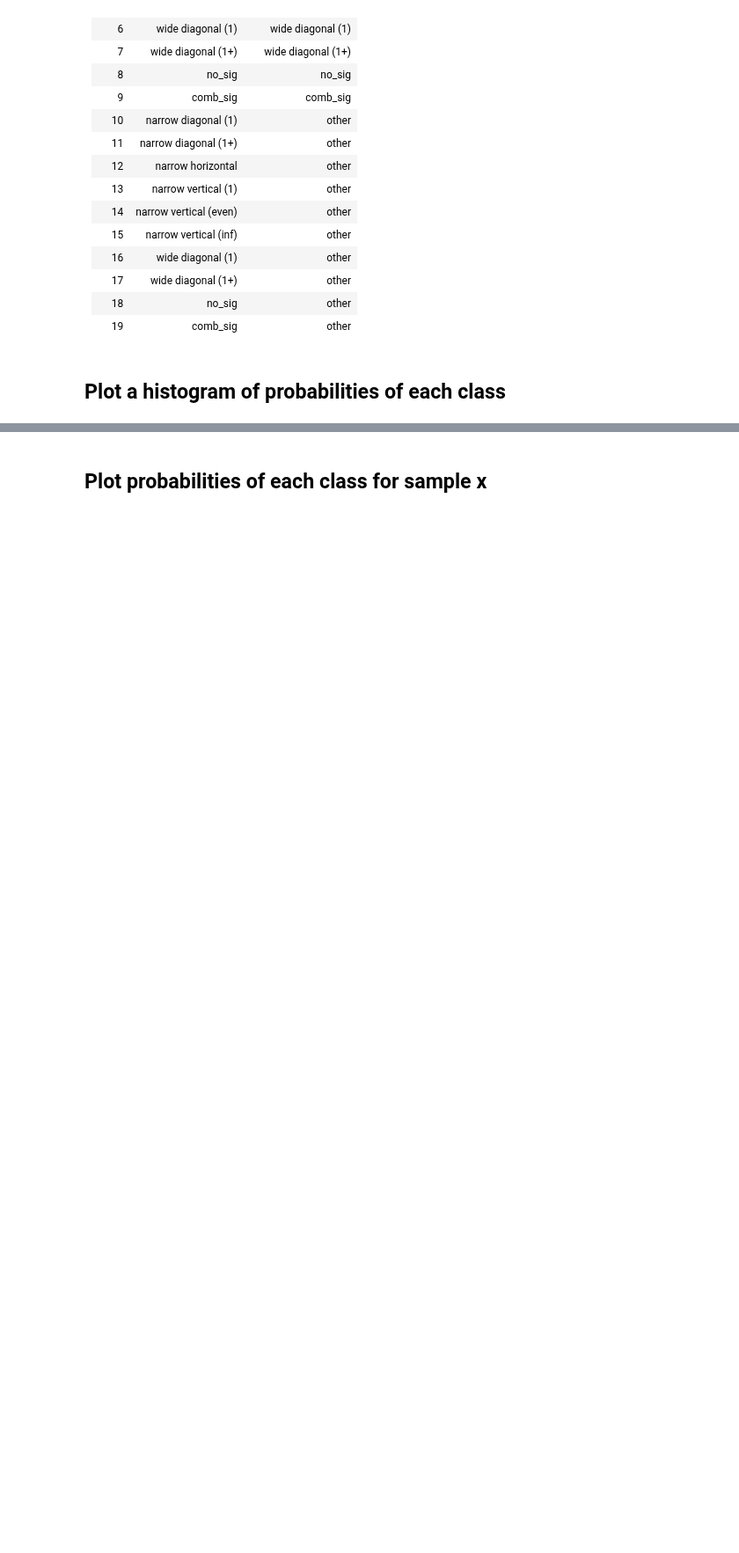
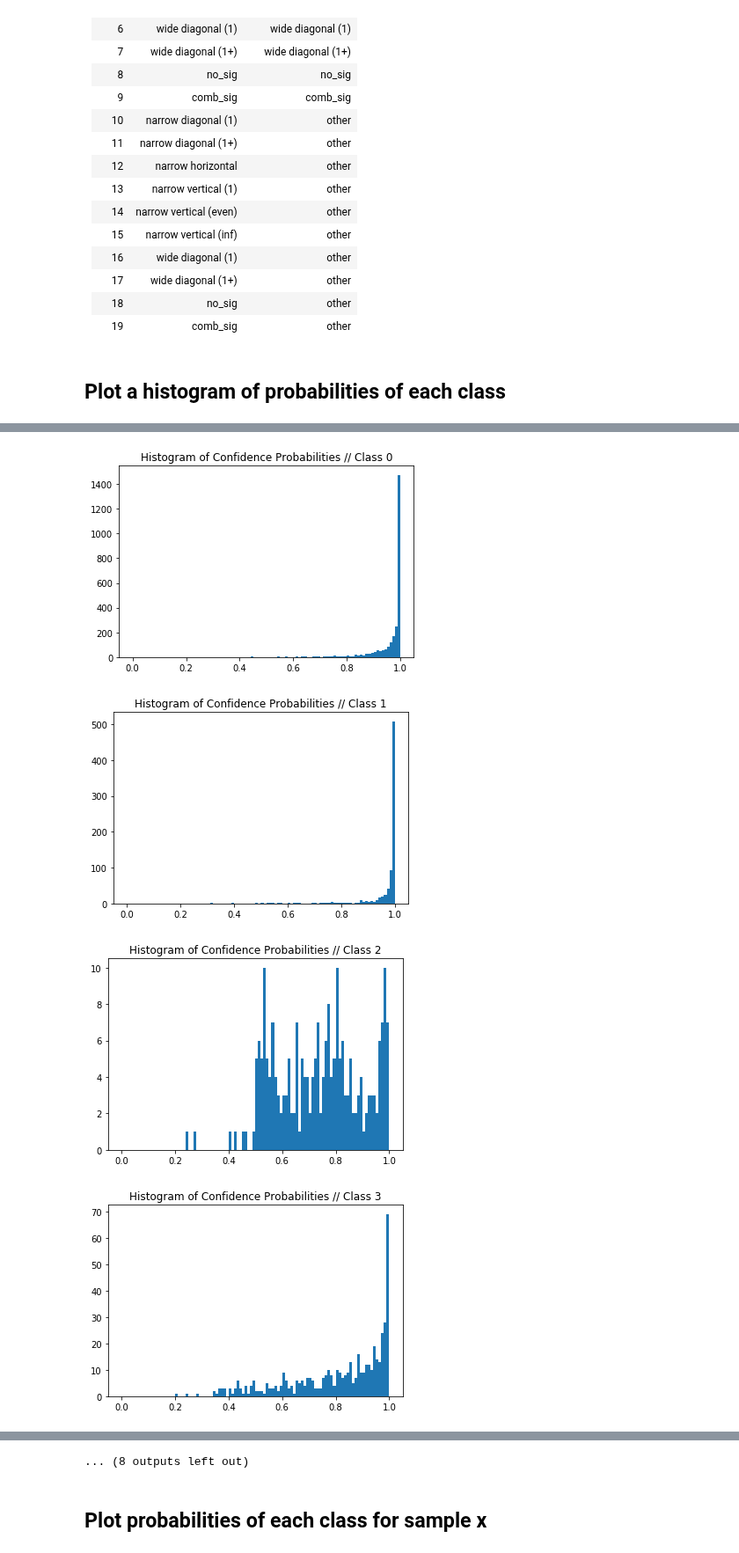
Before and after one commit to muleejmx/seti-binary-classifier, a Jupyter notebook: Write-up.ipynb, the cells around one changed output, grey strips where cells are left out. Shown at 88% size. Drawn from its saved outputs; the diff is of its cells as text; code cells hidden in the pictures; blank space fills up the shorter version.

```diff
--- a/Write-up.ipynb
+++ b/Write-up.ipynb
@@ -67,0 +99,8 @@ min confidence: 0.0
+# %%
+for x in range(20):
+    histoPlotClass(f, x)
+# %% [output]
+[figure, added]
+[figure, added]
+[figure, added]
+[figure, added]
@@ -68,3 +115,4 @@ min confidence: 0.0
+... (8 outputs left out)
 # %% [markdown]
 ## Plot probabilities of each class for sample x
 # %%
```
Also changed, not shown: parts of 8 cells of this notebook.
